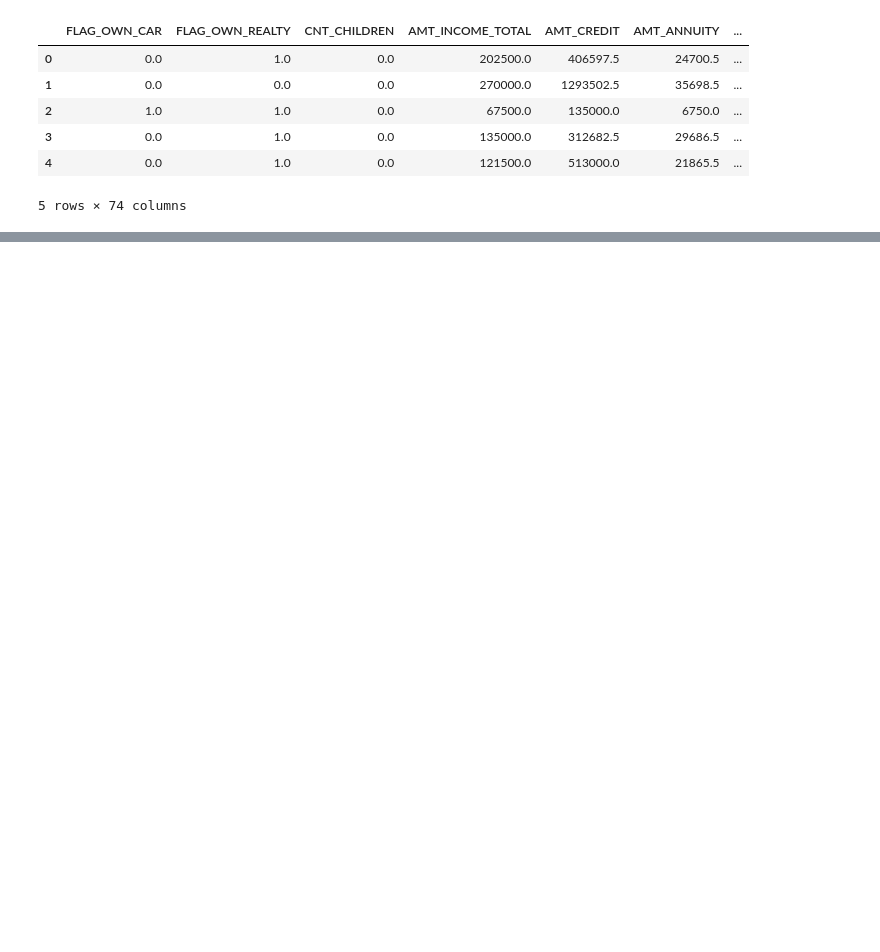
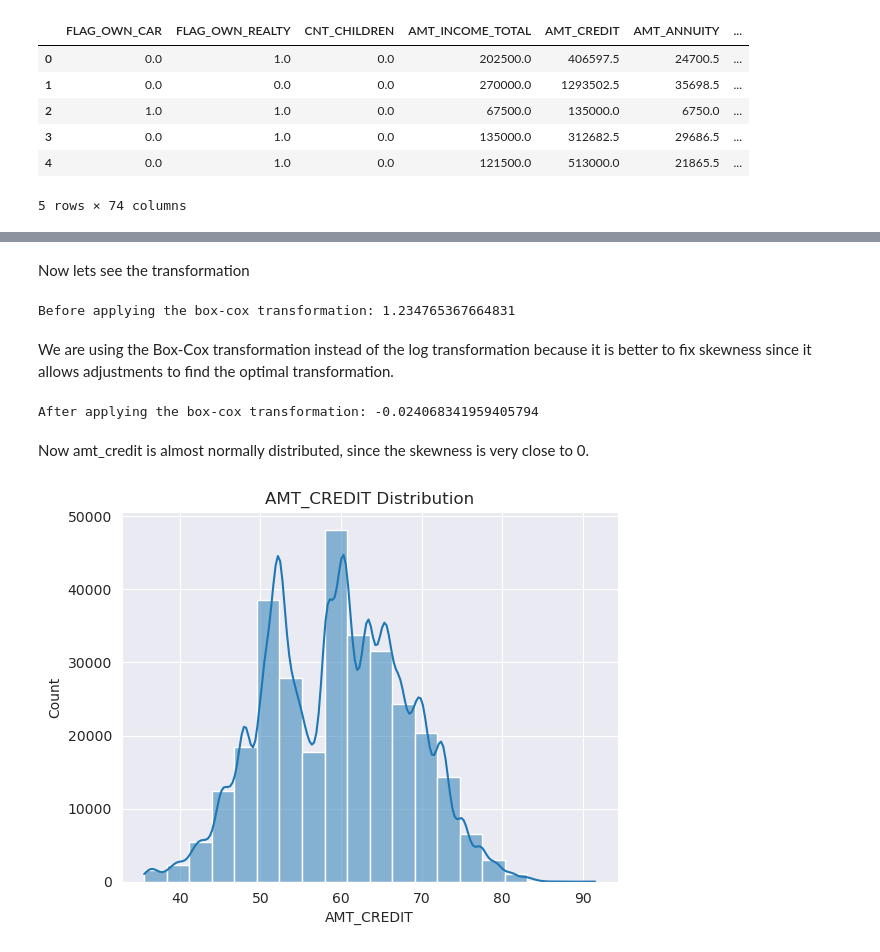
Before and after one commit to aitordiezUD/Default-Risk, a Jupyter notebook: notebooks/feature_engineering.ipynb, the cells around one changed output, grey strips where cells are left out. Drawn from its saved outputs; the diff is of its cells as text; code cells hidden in the pictures; blank space fills up the shorter version.

```diff
--- a/notebooks/feature_engineering.ipynb
+++ b/notebooks/feature_engineering.ipynb
@@ -76,0 +40,9 @@ data = data.reset_index(drop=True)
+# %% [markdown]
+Now lets see the transformation
+# %%
+amt_credit_sk = skew(data['AMT_CREDIT'])
+print(f"Before applying the box-cox transformation: {amt_credit_sk}")
+# %% [output]
+Before applying the box-cox transformation: 1.234765367664831
+# %% [markdown]
+We are using the Box-Cox transformation instead of the log transformation because it is better to fix skewness since it allows adjustments to find the optimal transformation.
@@ -76,0 +51,16 @@ data = data.reset_index(drop=True)
+# %%
+amt_credit_sk = skew(data['AMT_CREDIT_BOX-COX'])
+print(f"After applying the box-cox transformation: {amt_credit_sk}")
+# %% [output]
+After applying the box-cox transformation: -0.024068341959405794
+# %% [markdown]
+Now amt_credit is almost normally distributed, since the skewness is very close to 0.
+# %%
+data['AMT_CREDIT'] = data['AMT_CREDIT_BOX-COX']
+data.drop(['AMT_CREDIT_BOX-COX'], axis=1, inplace=True)
+# %%
+sns.histplot(data['AMT_CREDIT'], kde=True, bins=20)
+plt.title("AMT_CREDIT Distribution")
+plt.show()
+# %% [output]
+[figure, added]
```
Also changed, not shown: parts of 53 cells of this notebook, 3 other files.
